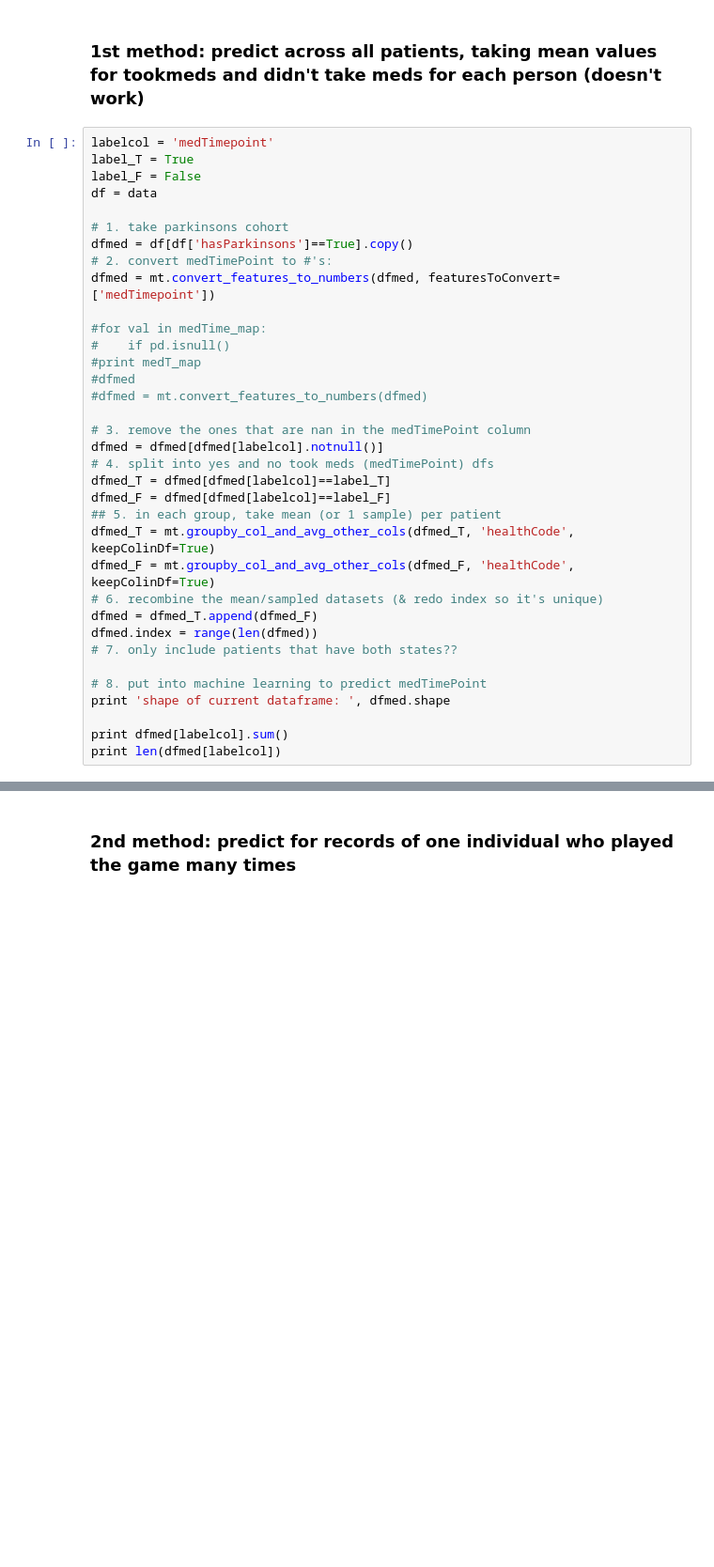
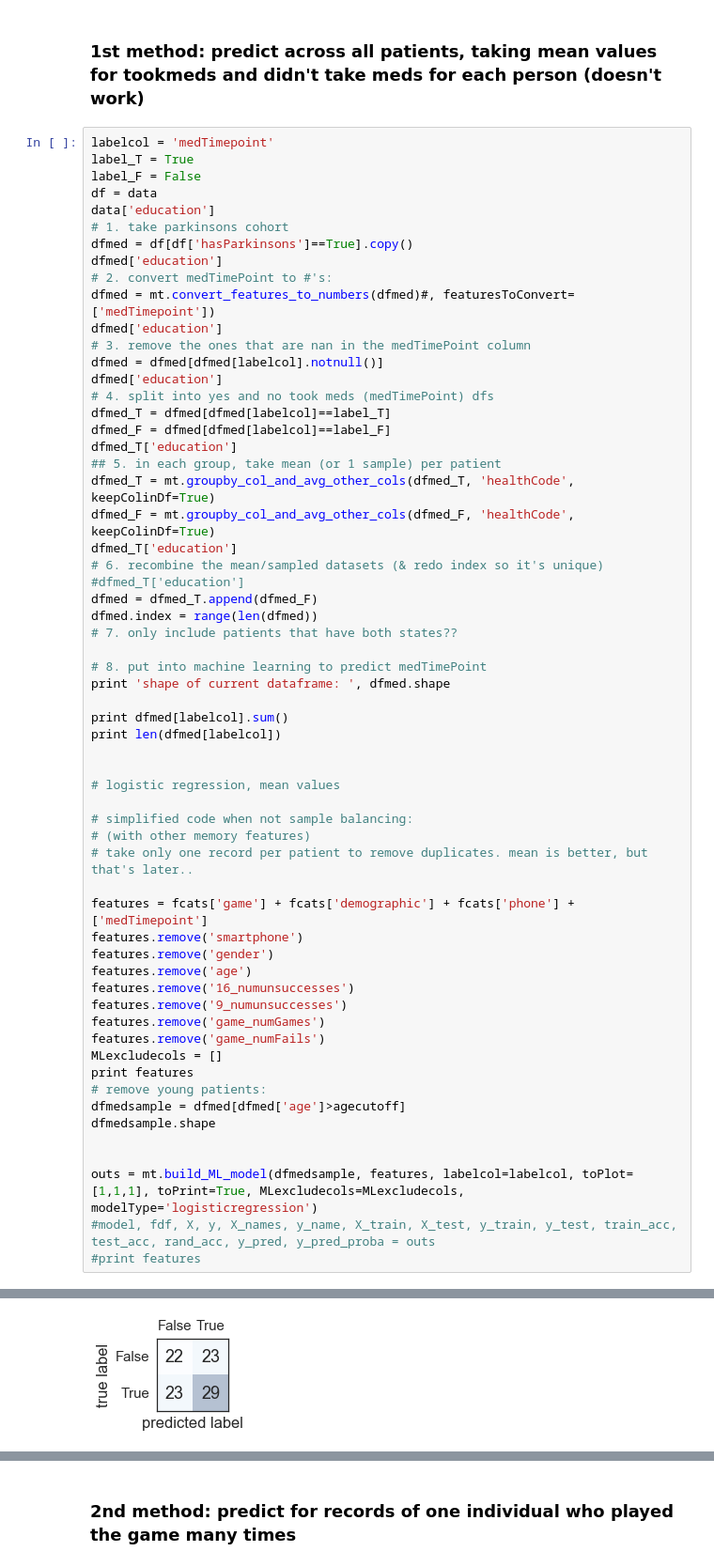
Before and after one commit to mattoby/mpower_memory, a Jupyter notebook: Memory_troubleshooting_ML.ipynb, the cells around one changed output, grey strips where cells are left out. Shown at 94% size. Drawn from its saved outputs; the diff is of its cells as text; blank space fills up the shorter version.

```diff
--- a/Memory_troubleshooting_ML.ipynb
+++ b/Memory_troubleshooting_ML.ipynb
@@ -1253,27 +1248,26 @@ labelcol = 'medTimepoint'
 label_T = True
 label_F = False
 df = data
-
+data['education']
 # 1. take parkinsons cohort
 dfmed = df[df['hasParkinsons']==True].copy()
+dfmed['education']
 # 2. convert medTimePoint to #'s:
-dfmed = mt.convert_features_to_numbers(dfmed, featuresToConvert=['medTimepoint'])
-
-#for val in medTime_map:
-#    if pd.isnull()
-#print medT_map
-#dfmed
-#dfmed = mt.convert_features_to_numbers(dfmed)
-
+dfmed = mt.convert_features_to_numbers(dfmed)#, featuresToConvert=['medTimepoint'])
+dfmed['education']
 # 3. remove the ones that are nan in the medTimePoint column
 dfmed = dfmed[dfmed[labelcol].notnull()]
+dfmed['education']
 # 4. split into yes and no took meds (medTimePoint) dfs
 dfmed_T = dfmed[dfmed[labelcol]==label_T]
 dfmed_F = dfmed[dfmed[labelcol]==label_F]
+dfmed_T['education']
 ## 5. in each group, take mean (or 1 sample) per patient
 dfmed_T = mt.groupby_col_and_avg_other_cols(dfmed_T, 'healthCode', keepColinDf=True)
 dfmed_F = mt.groupby_col_and_avg_other_cols(dfmed_F, 'healthCode', keepColinDf=True)
+dfmed_T['education']
 # 6. recombine the mean/sampled datasets (& redo index so it's unique)
+#dfmed_T['education']
 dfmed = dfmed_T.append(dfmed_F)
 dfmed.index = range(len(dfmed))
 # 7. only include patients that have both states??
@@ -1283,6 +1277,32 @@ print 'shape of current dataframe: ', dfmed.shape
 
 print dfmed[labelcol].sum()
 print len(dfmed[labelcol])
+
+
+# logistic regression, mean values
+
+# simplified code when not sample balancing:
+# (with other memory features)
+# take only one record per patient to remove duplicates. mean is better, but that's later..
+
+features = fcats['game'] + fcats['demographic'] + fcats['phone'] + ['medTimepoint']
+features.remove('smartphone')
+features.remove('gender')
+features.remove('age')
+features.remove('16_numunsuccesses')
+features.remove('9_numunsuccesses')
+features.remove('game_numGames')
+features.remove('game_numFails')
+MLexcludecols = []
+print features
+# remove young patients:
+dfmedsample = dfmed[dfmed['age']>agecutoff]
+dfmedsample.shape
+
+
+outs = mt.build_ML_model(dfmedsample, features, labelcol=labelcol, toPlot=[1,1,1], toPrint=True, MLexcludecols=MLexcludecols, modelType='logisticregression')
+#model, fdf, X, y, X_names, y_name, X_train, X_test, y_train, y_test, train_acc, test_acc, rand_acc, y_pred, y_pred_proba = outs
+#print features
 # %% [output]
 Features converted to numbers:
 
@@ -1292,0 +1319 @@ shape of current dataframe:  (354, 55)
+[figure, added]
```
Also changed, not shown: parts of 20 cells of this notebook, 1 other file.
